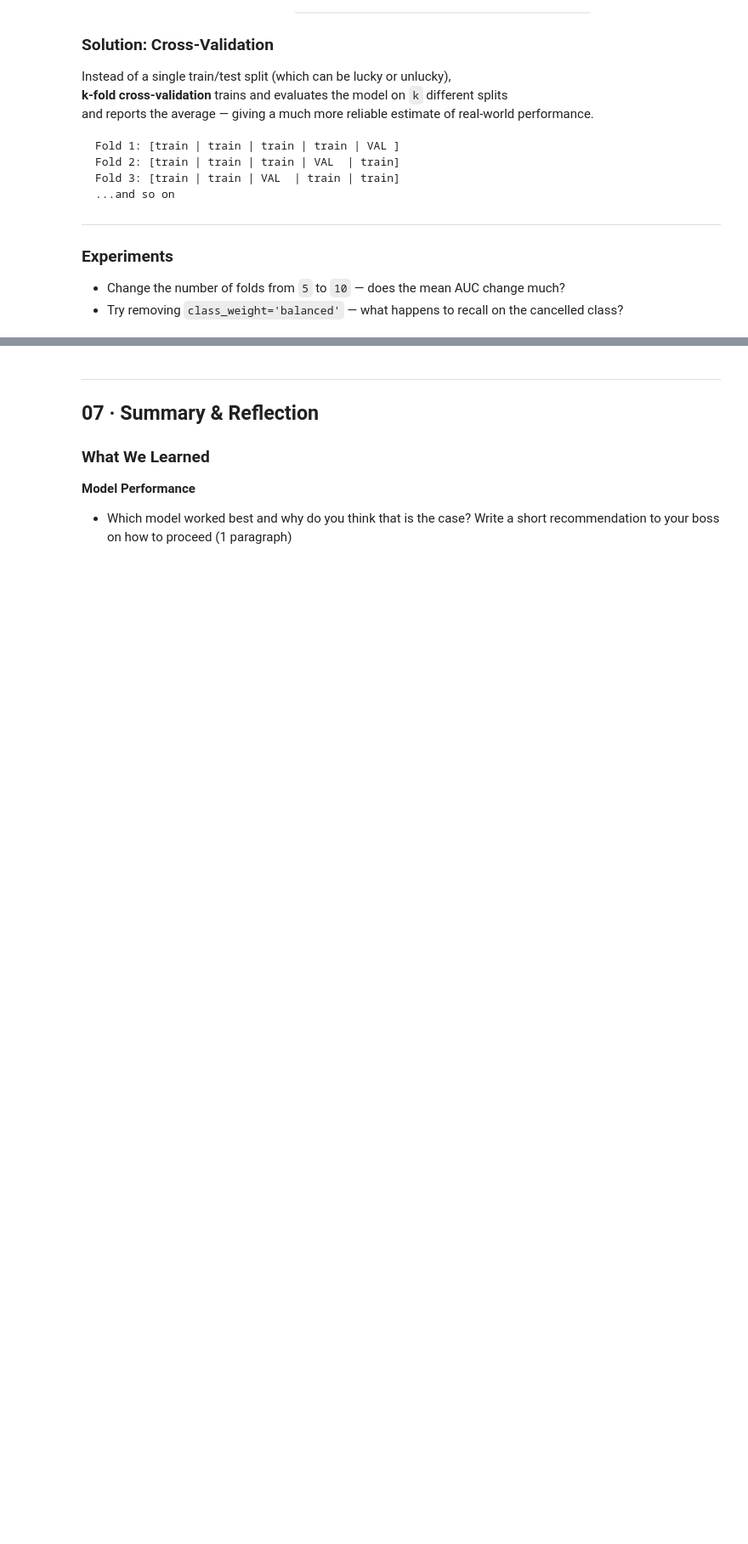
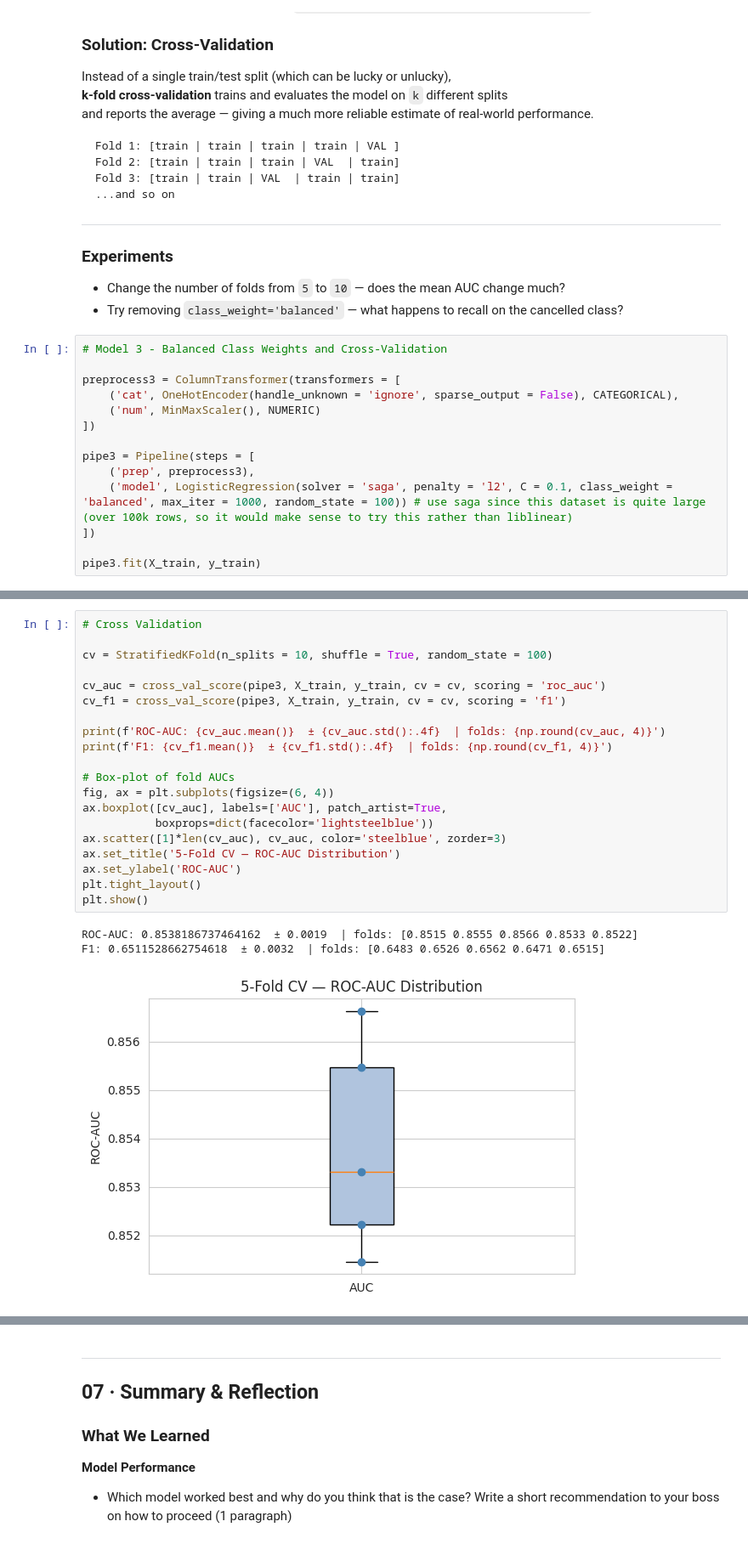
Before and after one commit to nhorton06/week_8, a Jupyter notebook: hotel_cancellation_lab.ipynb, the cells around one changed output, grey strips where cells are left out. Shown at 85% size. Drawn from its saved outputs; the diff is of its cells as text; blank space fills up the shorter version.

```diff
--- a/hotel_cancellation_lab.ipynb
+++ b/hotel_cancellation_lab.ipynb
@@ -369,3 +446,17 @@ Fold 3: [train | train | VAL  | train | train]
 
 - Change the number of folds from `5` to `10` — does the mean AUC change much?
 - Try removing `class_weight='balanced'` — what happens to recall on the cancelled class?
+# %%
+# Model 3 - Balanced Class Weights and Cross-Validation
+
+preprocess3 = ColumnTransformer(transformers = [
+    ('cat', OneHotEncoder(handle_unknown = 'ignore', sparse_output = False), CATEGORICAL),
+    ('num', MinMaxScaler(), NUMERIC)
+])
+
+pipe3 = Pipeline(steps = [
+    ('prep', preprocess3),
+    ('model', LogisticRegression(solver = 'saga', penalty = 'l2', C = 0.1, class_weight = 'balanced', max_iter = 1000, random_state = 100)) # use saga since this dataset is quite large (over 100k rows, so it would make sense to try this rather than liblinear)
+])
+
+pipe3.fit(X_train, y_train)
@@ -371,0 +481,24 @@ Fold 3: [train | train | VAL  | train | train]
+# %%
+# Cross Validation
+
+cv = StratifiedKFold(n_splits = 10, shuffle = True, random_state = 100)
+
+cv_auc = cross_val_score(pipe3, X_train, y_train, cv = cv, scoring = 'roc_auc')
+cv_f1 = cross_val_score(pipe3, X_train, y_train, cv = cv, scoring = 'f1')
+
+print(f'ROC-AUC: {cv_auc.mean()}  ± {cv_auc.std():.4f}  | folds: {np.round(cv_auc, 4)}')
+print(f'F1: {cv_f1.mean()}  ± {cv_f1.std():.4f}  | folds: {np.round(cv_f1, 4)}')
+
+# Box-plot of fold AUCs
+fig, ax = plt.subplots(figsize=(6, 4))
+ax.boxplot([cv_auc], labels=['AUC'], patch_artist=True,
+           boxprops=dict(facecolor='lightsteelblue'))
+ax.scatter([1]*len(cv_auc), cv_auc, color='steelblue', zorder=3)
+ax.set_title('5-Fold CV — ROC-AUC Distribution')
+ax.set_ylabel('ROC-AUC')
+plt.tight_layout()
+plt.show()
+# %% [output]
+ROC-AUC: 0.8538186737464162  ± 0.0019  | folds: [0.8515 0.8555 0.8566 0.8533 0.8522]
+F1: 0.6511528662754618  ± 0.0032  | folds: [0.6483 0.6526 0.6562 0.6471 0.6515]
+[figure, added]
```
Also changed, not shown: parts of 16 cells of this notebook.
